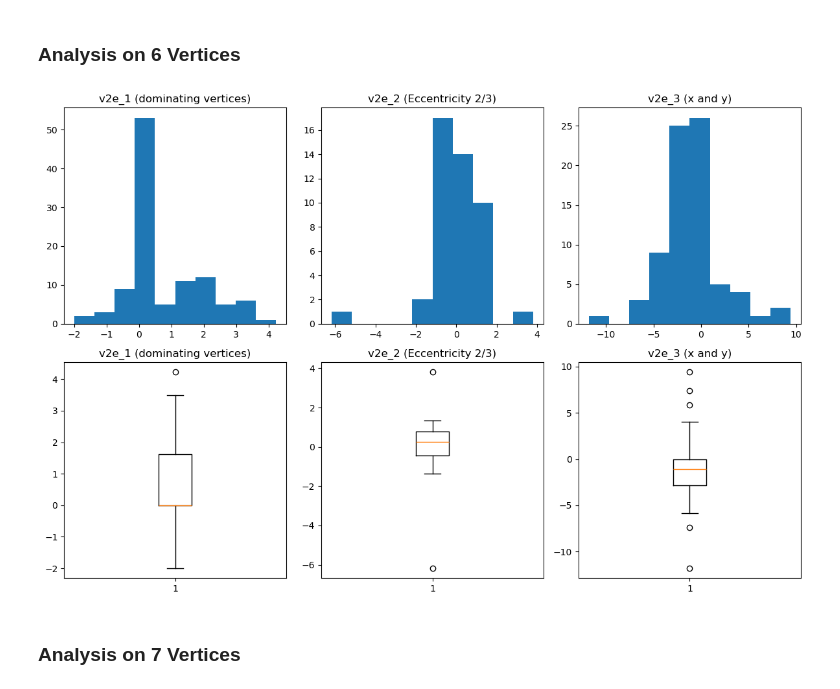
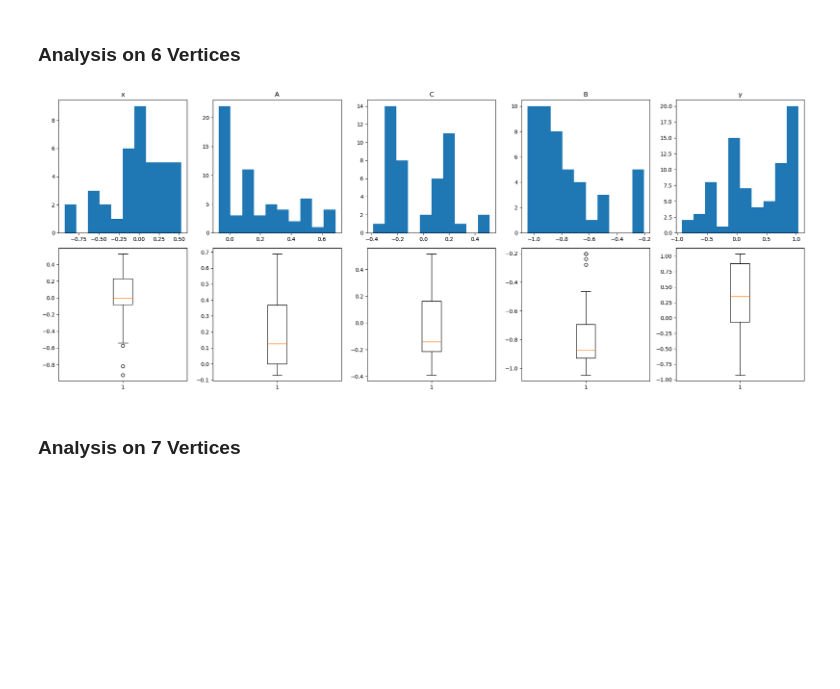
Before and after one commit to seyfdall/laplace-spread-conjecture, a Jupyter notebook: data_analysis.ipynb, the cells around one changed output. Cells and saved outputs as stored; diff of their text form; code cells hidden in the pictures; blank space fills up the shorter version.

Commit message:
Update search parameters to match DC Groups

```diff
--- a/data_analysis.ipynb
+++ b/data_analysis.ipynb
@@ -52,15 +37,17 @@ def generate_diameter_3_graphs(n):
                 Comps.append(H)
     return Graphs, Comps
 # %%
-def compare_v2e_groups(hdf5_file='results/results_on_6.h5', n=6):
+def compare_dc_groups(hdf5_file='results/results_on_6.h5', n=6):
     """
 
     """
     Graphs, Comps = generate_diameter_3_graphs(n)
 
+    v2e_0 = []
     v2e_1 = []
     v2e_2 = []
     v2e_3 = []
+    v2e_4 = []
 
     with h5py.File(hdf5_file, 'r') as file:
         for i in range(len(Graphs)):
@@ -68,14 +55,18 @@ def compare_v2e_groups(hdf5_file='results/results_on_6.h5', n=6):
             v2e_map = group['v2e_map'][:]
             G_eigvec = group['G_eigvec'][:]
             DC_eigvec = group['DC_eigvec'][:]
-            vec_diff = G_eigvec - DC_eigvec
+            vec_diff = DC_eigvec - G_eigvec
 
             for j in range(n):
+                if v2e_map[j] == 0:
+                    v2e_0.append(vec_diff[j])
                 if v2e_map[j] == 1:
                     v2e_1.append(vec_diff[j])
                 elif v2e_map[j] == 2:
                     v2e_2.append(vec_diff[j])
+                elif v2e_map[j] == 3:
+                    v2e_3.append(vec_diff[j])
                 else:
-                    v2e_3.append(vec_diff[j])
+                    v2e_4.append(vec_diff[j])
 
-    return v2e_1, v2e_2, v2e_3
+    return v2e_0, v2e_1, v2e_2, v2e_3, v2e_4
@@ -115,13 +73,33 @@ def plot_v2e_groups(v2e_1, v2e_2, v2e_3):
+# %%
+def plot_dc_groups(distributions, titles):
+    """
+
+    """
+    n = len(distributions)
+    plt.figure(figsize=(4*n,8))
+
+    for j, dist in enumerate(distributions):
+
+        plt.subplot(2, n, j+1)
+        plt.title(titles[j])
+        plt.hist(dist)
+
+        plt.subplot(2, n, n+j+1)
+        plt.boxplot(dist)
+
+    plt.tight_layout()
+    plt.show()
 # %%
 results_path = '/home/seyfdall/compute/graph_theory/laplace-spread-conjecture/results/'
+titles = ['x', 'A', 'C', 'B', 'y']
 # %% [markdown]
 ### Analysis on 6 Vertices
 # %%
 results_6_path = results_path + 'results_on_6.h5'
-v2e_1, v2e_2, v2e_3 = compare_v2e_groups(hdf5_file=results_6_path, n=6)
-plot_v2e_groups(v2e_1, v2e_2, v2e_3)
+distributions = compare_dc_groups(hdf5_file=results_6_path, n=6)
+plot_dc_groups(distributions, titles)
 # %% [output]
-[figure, old version]
+[figure, new version]
 # %% [markdown]
 ### Analysis on 7 Vertices
 # %%
```
Also changed, not shown: parts of 6 cells of this notebook, 5 other files.
